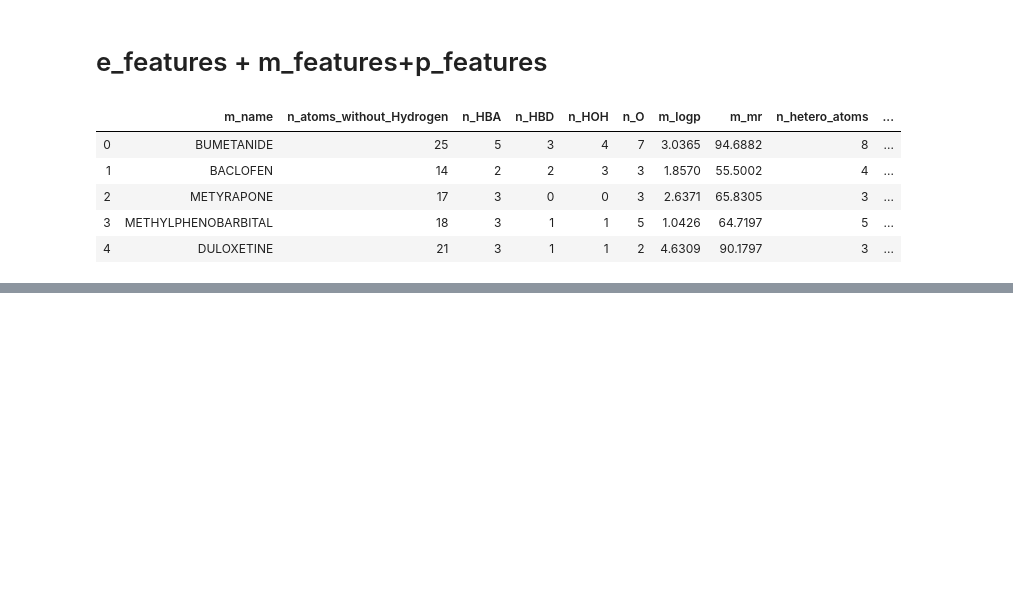
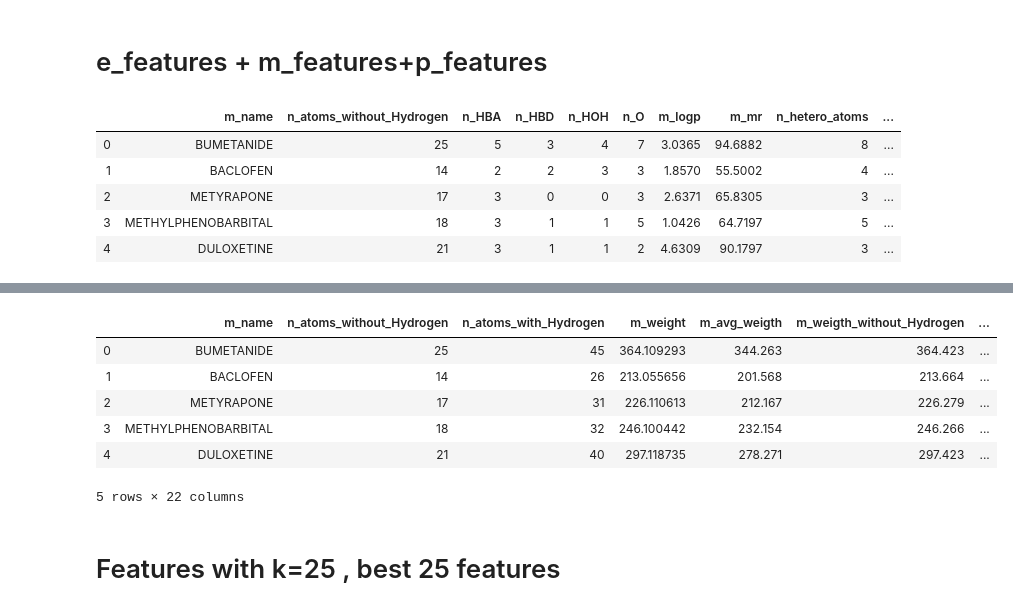
Before and after one commit to PaolaRondon/Biomol_classifier, a Jupyter notebook: f_classif_data_extraction.ipynb, the cells around one changed output, grey strips where cells are left out. Cells and saved outputs as stored; diff of their text form; code cells hidden in the pictures; blank space fills up the shorter version.

```diff
--- a/f_classif_data_extraction.ipynb
+++ b/f_classif_data_extraction.ipynb
@@ -254,0 +334,2 @@ save_df_to_disk(emp_df,"emp_molecules.csv")
+# %%
+selector.fit_transform(x,y)
@@ -254,0 +350,15 @@ save_df_to_disk(emp_df,"emp_molecules.csv")
+# %%
+cols = selector.get_support(indices=True)
+new_df_k_20 = x.iloc[:,cols]
+new_df_k_20.insert(0,"m_name",mixed_df["m_name"].values)
+new_df_k_20=new_df_k_20.join(y)
+# %%
+new_df_k_20.head()
+# %% [output]
+|  | m_name | n_atoms_without_Hydrogen | n_atoms_with_Hydrogen | m_weight | m_avg_weigth | m_weigth_without_Hydrogen | ... |
+| 0 | BUMETANIDE | 25 | 45 | 364.109293 | 344.263 | 364.423 | ... |
+| 1 | BACLOFEN | 14 | 26 | 213.055656 | 201.568 | 213.664 | ... |
+| 2 | METYRAPONE | 17 | 31 | 226.110613 | 212.167 | 226.279 | ... |
+| 3 | METHYLPHENOBARBITAL | 18 | 32 | 246.100442 | 232.154 | 246.266 | ... |
+| 4 | DULOXETINE | 21 | 40 | 297.118735 | 278.271 | 297.423 | ... |
+5 rows × 22 columns
@@ -254,0 +367,2 @@ save_df_to_disk(emp_df,"emp_molecules.csv")
+# %% [markdown]
+# Features with k=25 , best 25 features
```
Also changed, not shown: parts of 28 cells of this notebook, 6 other files.
